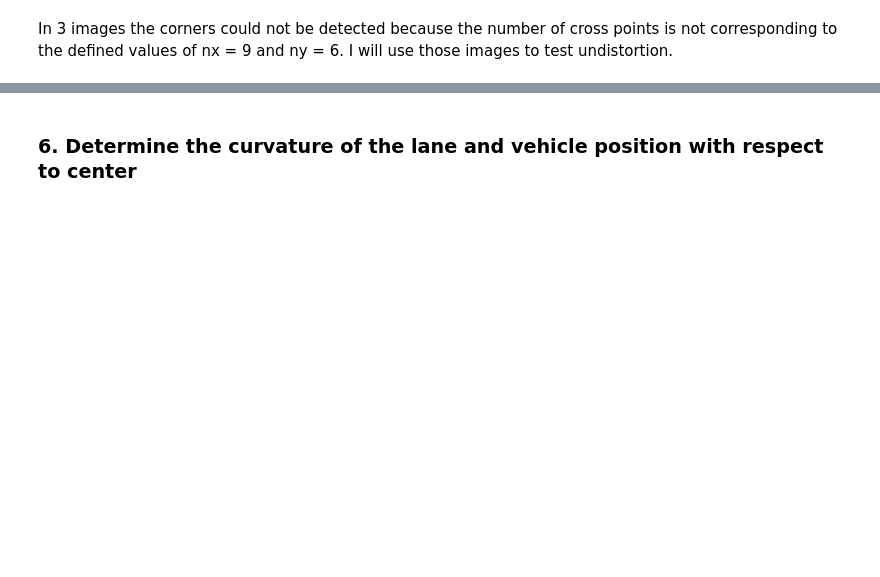
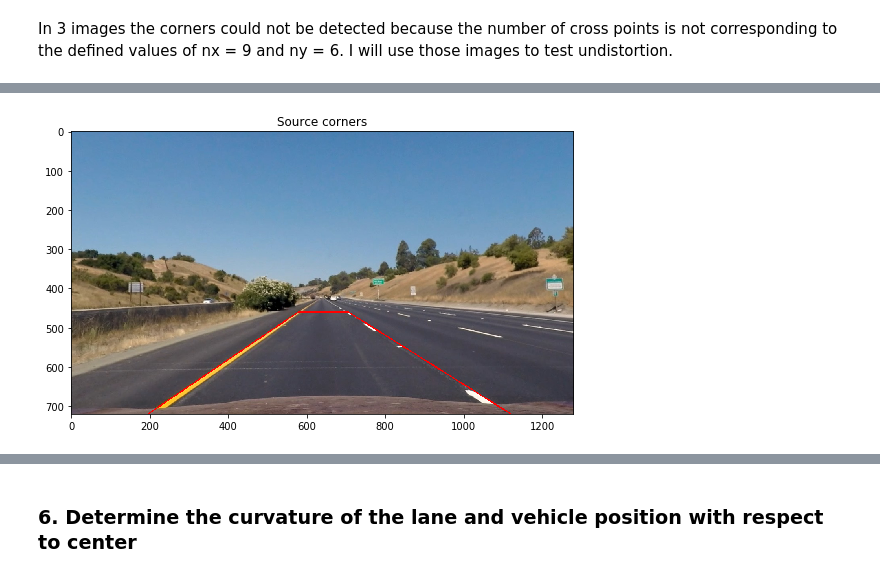
Before and after one commit to ek8203/CarND-Advanced-Lane-Lines, a Jupyter notebook: advanced_lane_finding.ipynb, the cells around one changed output, grey strips where cells are left out. Saved outputs shown, nothing was run; the diff lists cells and outputs as text; code cells hidden in the pictures; blank space fills up the shorter version.

```diff
--- a/advanced_lane_finding.ipynb
+++ b/advanced_lane_finding.ipynb
@@ -183,0 +359,49 @@ plt.close(figure)    # close the figure
+# %%
+# Read a test image
+image = cv2.imread('test_images/straight_lines1.jpg')
+image = cv2.cvtColor(image, cv2.COLOR_BGR2RGB)
+
+# Remove distortion
+#image = undistort(image, "camera_cal/dist_pickle.p")
+undist = cv2.undistort(image, line.mtx, line.dist, None, line.mtx)
+
+
+def mark_lines(image, col=[255,0,0], thick=1):
+    # Draw lines on the image
+    cv2.line(image, line.src_tl, line.src_tr, color=col, thickness=thick)
+    cv2.line(image, line.src_tr, line.src_br, color=col, thickness=thick)
+    cv2.line(image, line.src_br, line.src_bl, color=col, thickness=thick)
+    cv2.line(image, line.src_bl, line.src_tl, color=col, thickness=thick)
+    return image
+
+# Define corner points and save inthe line instance
+# top-left
+tl_x = 578
+tl_y = 460
+line.src_tl = (tl_x, tl_y)
+
+# top-right
+tr_x = 705
+tr_y = 460
+line.src_tr = (tr_x, tr_y)
+
+# bottom-right
+br_x = 1120
+br_y = image.shape[0]
+line.src_br = (br_x, br_y)
+
+# bottom-left
+bl_x = 195
+bl_y = image.shape[0]
+line.src_bl = (bl_x, bl_y)
+
+# Test mark lines on the image
+marked_image = mark_lines(undist, thick=2)
+
+# Visualize mark lines
+figure = plt_one(marked_image, "Source corners")
+plt.close(figure)    # close the figure
+figure.savefig('output_images/mark_straight_lines.jpg')   # save the figure to file
+plt.close(figure)    # close the figure
+# %% [output]
+[figure, added]
```
Also changed, not shown: parts of 36 cells of this notebook, 2 other files.
